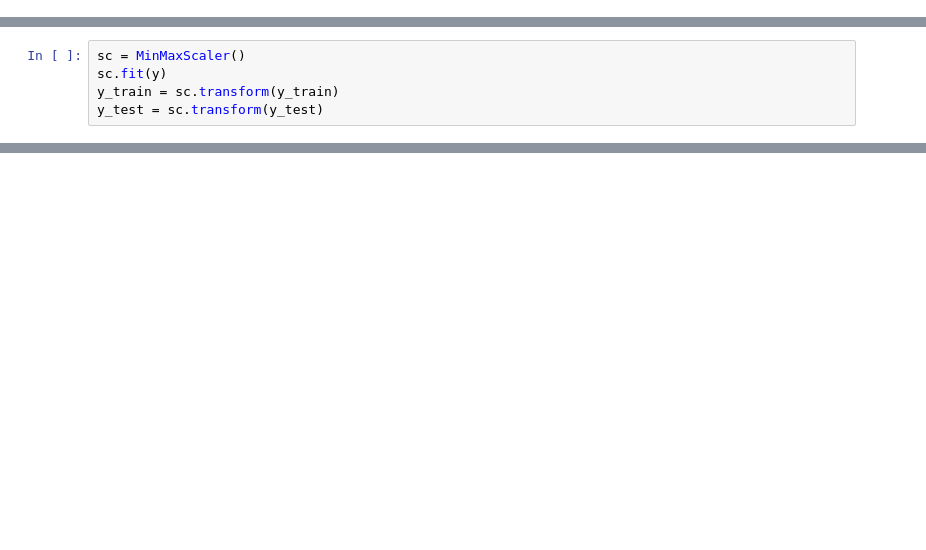
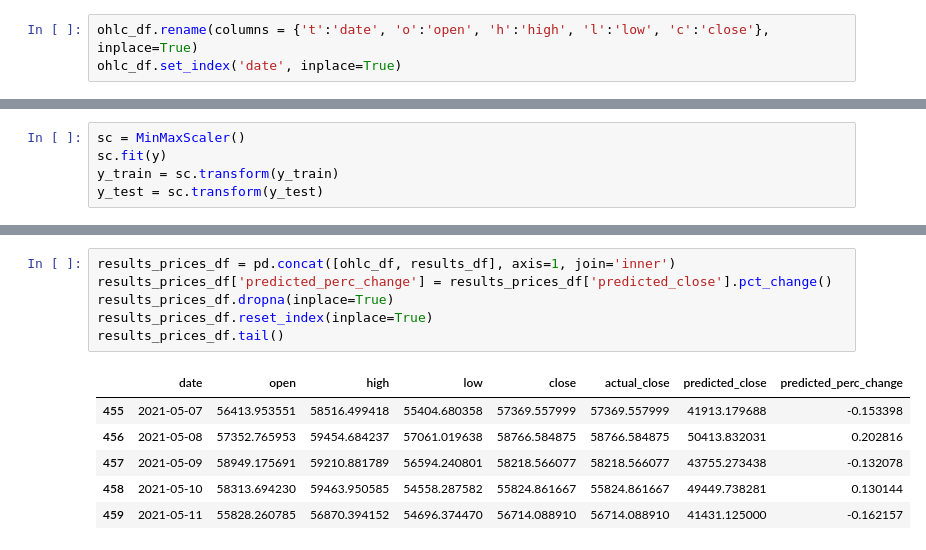
Before and after one commit to georgekoul26/Bitcoin_Models, a Jupyter notebook: GRU_testmodel.ipynb, the cells around one changed output, grey strips where cells are left out. Saved outputs shown, nothing was run; the diff lists cells and outputs as text; blank space fills up the shorter version.

```diff
--- a/GRU_testmodel.ipynb
+++ b/GRU_testmodel.ipynb
@@ -63,3 +89,6 @@ cdd_df = pd.read_json(cdd.text, convert_dates=['t'])
+# %%
+ohlc_df.rename(columns = {'t':'date', 'o':'open', 'h':'high', 'l':'low', 'c':'close'}, inplace=True)
+ohlc_df.set_index('date', inplace=True)
 # %%
 vol_df.rename(columns = {'t':'date', 'v':'vol'}, inplace=True)
 vol_df.set_index('date', inplace=True)
@@ -242,0 +293,13 @@ stocks.plot()
+# %%
+results_prices_df = pd.concat([ohlc_df, results_df], axis=1, join='inner')
+results_prices_df['predicted_perc_change'] = results_prices_df['predicted_close'].pct_change()
+results_prices_df.dropna(inplace=True)
+results_prices_df.reset_index(inplace=True)
+results_prices_df.tail()
+# %% [output]
+|  | date | open | high | low | close | actual_close | predicted_close | predicted_perc_change |
+| 455 | 2021-05-07 | 56413.953551 | 58516.499418 | 55404.680358 | 57369.557999 | 57369.557999 | 41913.179688 | -0.153398 |
+| 456 | 2021-05-08 | 57352.765953 | 59454.684237 | 57061.019638 | 58766.584875 | 58766.584875 | 50413.832031 | 0.202816 |
+| 457 | 2021-05-09 | 58949.175691 | 59210.881789 | 56594.240801 | 58218.566077 | 58218.566077 | 43755.273438 | -0.132078 |
+| 458 | 2021-05-10 | 58313.694230 | 59463.950585 | 54558.287582 | 55824.861667 | 55824.861667 | 49449.738281 | 0.130144 |
+| 459 | 2021-05-11 | 55828.260785 | 56870.394152 | 54696.374470 | 56714.088910 | 56714.088910 | 41431.125000 | -0.162157 |
```
Also changed, not shown: parts of 18 cells of this notebook, 1 other file.
